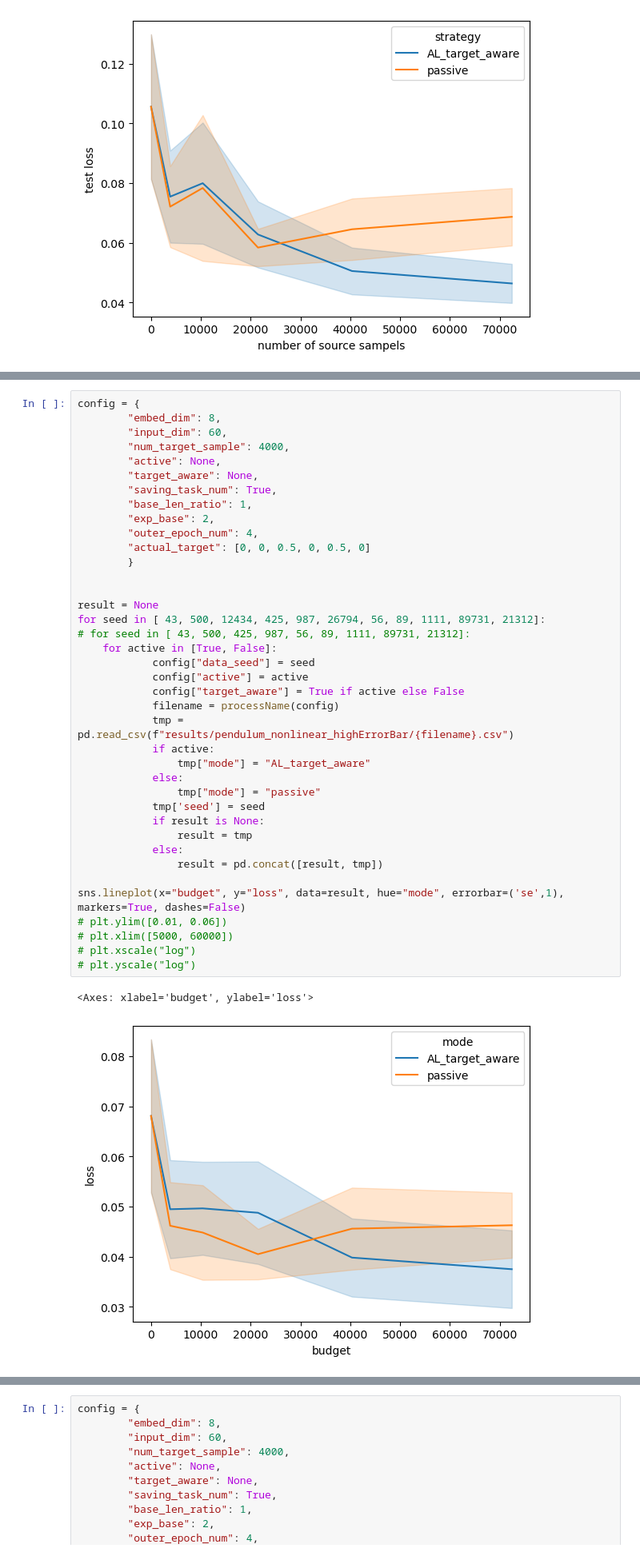
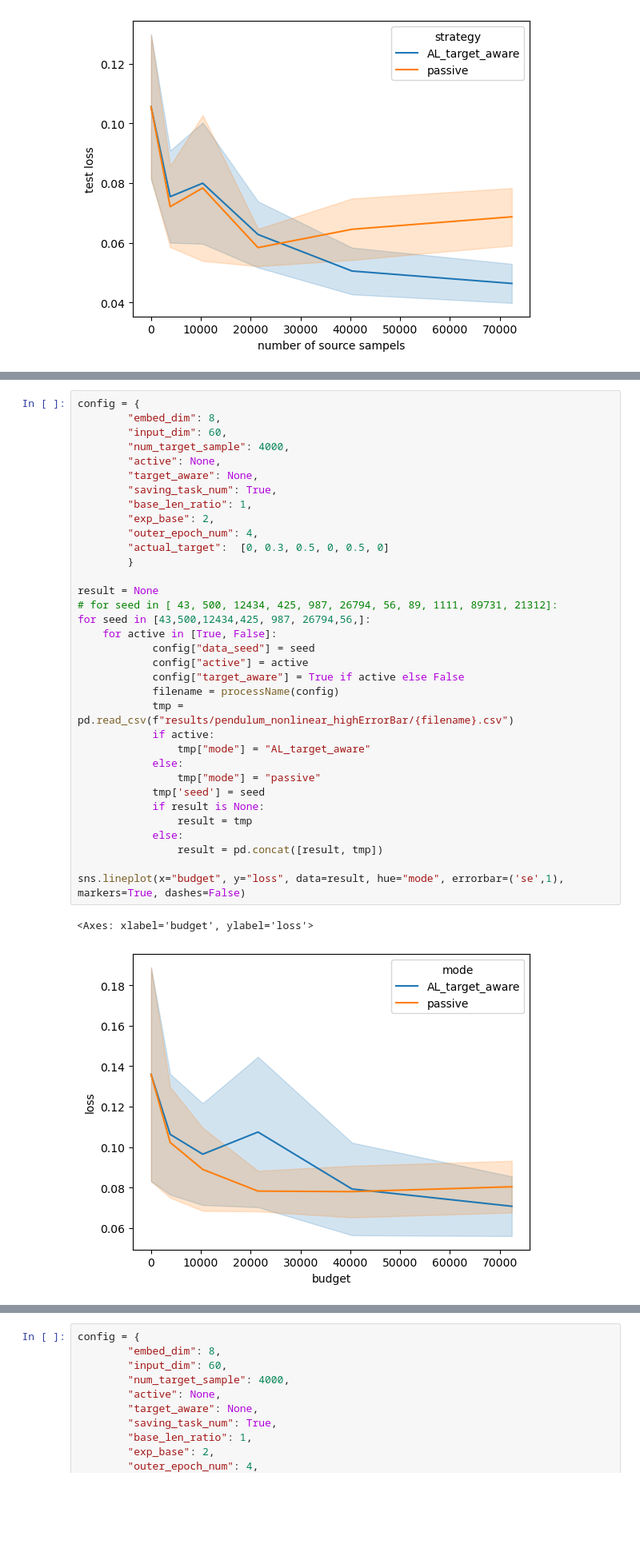
Before and after one commit to WendyH1108/AL-Robotics, a Jupyter notebook: summary_pendulum_nonLinear.ipynb, the cells around one changed output, grey strips where cells are left out. Shown: that part at 80% size. Drawn from its saved outputs; the diff is of its cells as text; blank space fills up the shorter version.

```diff
--- a/summary_pendulum_nonLinear.ipynb
+++ b/summary_pendulum_nonLinear.ipynb
@@ -82,39 +243,34 @@ config = {
         "input_dim": 60,
         "num_target_sample": 4000,
         "active": None,
         "target_aware": None,
         "saving_task_num": True,
         "base_len_ratio": 1,
         "exp_base": 2,
         "outer_epoch_num": 4,
-        "actual_target": [0, 0, 0.5, 0, 0.5, 0]
+        "actual_target":  [0, 0.3, 0.5, 0, 0.5, 0]
         }
 
-
 result = None
-for seed in [ 43, 500, 12434, 425, 987, 26794, 56, 89, 1111, 89731, 21312]:
-# for seed in [ 43, 500, 425, 987, 56, 89, 1111, 89731, 21312]:
+# for seed in [ 43, 500, 12434, 425, 987, 26794, 56, 89, 1111, 89731, 21312]:
+for seed in [43,500,12434,425, 987, 26794,56,]:
     for active in [True, False]:
             config["data_seed"] = seed
             config["active"] = active
             config["target_aware"] = True if active else False
             filename = processName(config)
             tmp = pd.read_csv(f"results/pendulum_nonlinear_highErrorBar/{filename}.csv")
             if active:
                 tmp["mode"] = "AL_target_aware"
             else:
                 tmp["mode"] = "passive"
             tmp['seed'] = seed
             if result is None:
                 result = tmp
             else:
                 result = pd.concat([result, tmp])
 
 sns.lineplot(x="budget", y="loss", data=result, hue="mode", errorbar=('se',1), markers=True, dashes=False)
-# plt.ylim([0.01, 0.06])
-# plt.xlim([5000, 60000])
-# plt.xscale("log")
-# plt.yscale("log")
 # %% [output]
 <Axes: xlabel='budget', ylabel='loss'>
-[figure, old version]
+[figure, new version]
```
Also changed, not shown: parts of 13 cells of this notebook.
